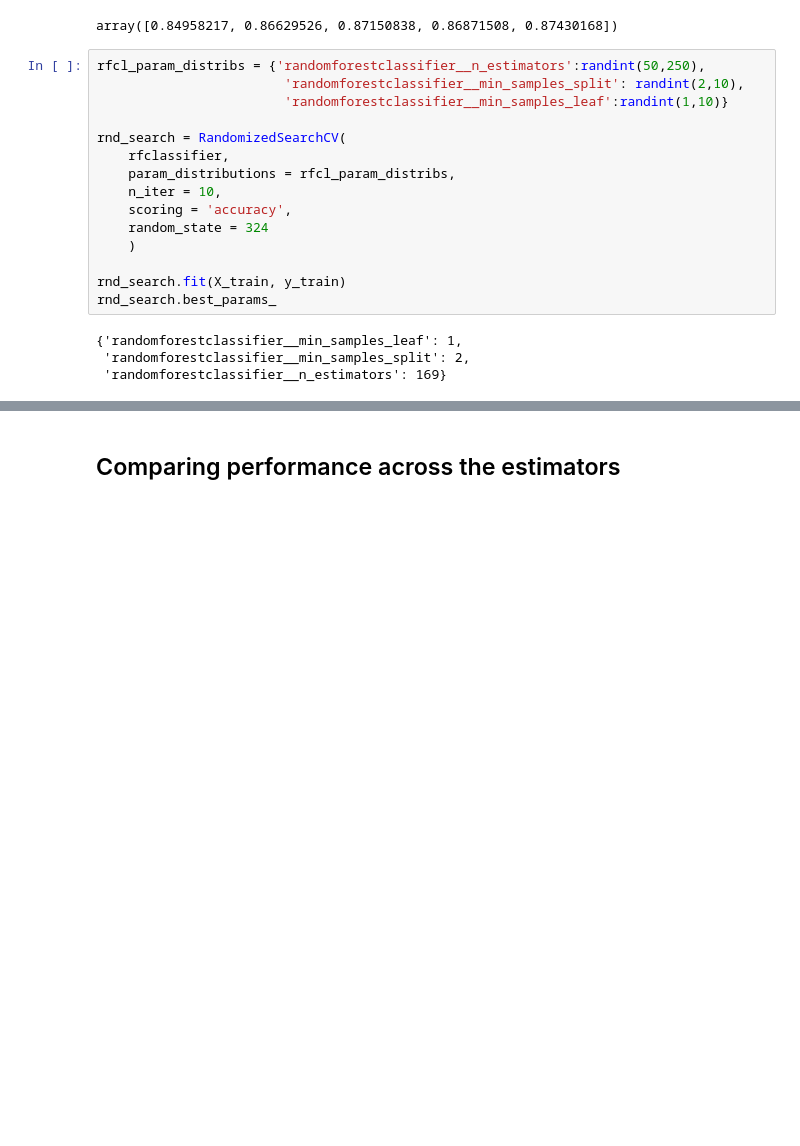
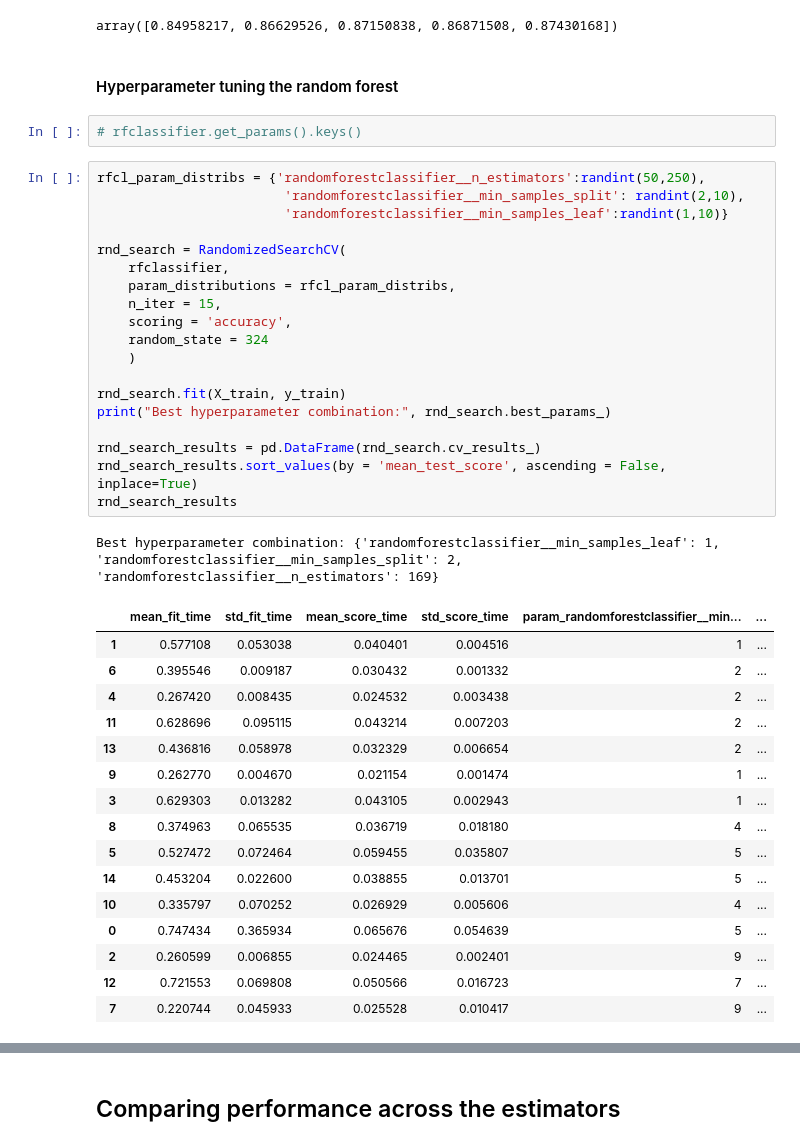
Before and after one commit to alexdparker/datascience, a Jupyter notebook: machine_learning/supermarket_classification.ipynb, the cells around one changed output, grey strips where cells are left out. Drawn from its saved outputs; the diff is of its cells as text; blank space fills up the shorter version.

```diff
--- a/machine_learning/supermarket_classification.ipynb
+++ b/machine_learning/supermarket_classification.ipynb
@@ -460,23 +580,45 @@ rfclassifier model 5 fold Cross Val Accuracy scores
 cross_val_score(rfclassifier, X_train, y_train, cv = 5, scoring = 'accuracy')
 # %% [output]
 array([0.84958217, 0.86629526, 0.87150838, 0.86871508, 0.87430168])
+# %% [markdown]
+#### Hyperparameter tuning the random forest
+# %%
+# rfclassifier.get_params().keys()
 # %%
 rfcl_param_distribs = {'randomforestclassifier__n_estimators':randint(50,250),
                         'randomforestclassifier__min_samples_split': randint(2,10),
                         'randomforestclassifier__min_samples_leaf':randint(1,10)}
 
 rnd_search = RandomizedSearchCV(
     rfclassifier,
     param_distributions = rfcl_param_distribs,
-    n_iter = 10,
+    n_iter = 15,
     scoring = 'accuracy',
     random_state = 324
     )
 
 rnd_search.fit(X_train, y_train)
-rnd_search.best_params_
+print("Best hyperparameter combination:", rnd_search.best_params_)
+
+rnd_search_results = pd.DataFrame(rnd_search.cv_results_)
+rnd_search_results.sort_values(by = 'mean_test_score', ascending = False, inplace=True)
+rnd_search_results
 # %% [output]
-{'randomforestclassifier__min_samples_leaf': 1,
- 'randomforestclassifier__min_samples_split': 2,
- 'randomforestclassifier__n_estimators': 169}
+Best hyperparameter combination: {'randomforestclassifier__min_samples_leaf': 1, 'randomforestclassifier__min_samples_split': 2, 'randomforestclassifier__n_estimators': 169}
+|  | mean_fit_time | std_fit_time | mean_score_time | std_score_time | param_randomforestclassifier__min... | ... |
+| 1 | 0.577108 | 0.053038 | 0.040401 | 0.004516 | 1 | ... |
+| 6 | 0.395546 | 0.009187 | 0.030432 | 0.001332 | 2 | ... |
+| 4 | 0.267420 | 0.008435 | 0.024532 | 0.003438 | 2 | ... |
+| 11 | 0.628696 | 0.095115 | 0.043214 | 0.007203 | 2 | ... |
+| 13 | 0.436816 | 0.058978 | 0.032329 | 0.006654 | 2 | ... |
+| 9 | 0.262770 | 0.004670 | 0.021154 | 0.001474 | 1 | ... |
+| 3 | 0.629303 | 0.013282 | 0.043105 | 0.002943 | 1 | ... |
+| 8 | 0.374963 | 0.065535 | 0.036719 | 0.018180 | 4 | ... |
+| 5 | 0.527472 | 0.072464 | 0.059455 | 0.035807 | 5 | ... |
+| 14 | 0.453204 | 0.022600 | 0.038855 | 0.013701 | 5 | ... |
+| 10 | 0.335797 | 0.070252 | 0.026929 | 0.005606 | 4 | ... |
+| 0 | 0.747434 | 0.365934 | 0.065676 | 0.054639 | 5 | ... |
+| 2 | 0.260599 | 0.006855 | 0.024465 | 0.002401 | 9 | ... |
+| 12 | 0.721553 | 0.069808 | 0.050566 | 0.016723 | 7 | ... |
+| 7 | 0.220744 | 0.045933 | 0.025528 | 0.010417 | 9 | ... |
 # %%
```
Also changed, not shown: parts of 35 cells of this notebook.
